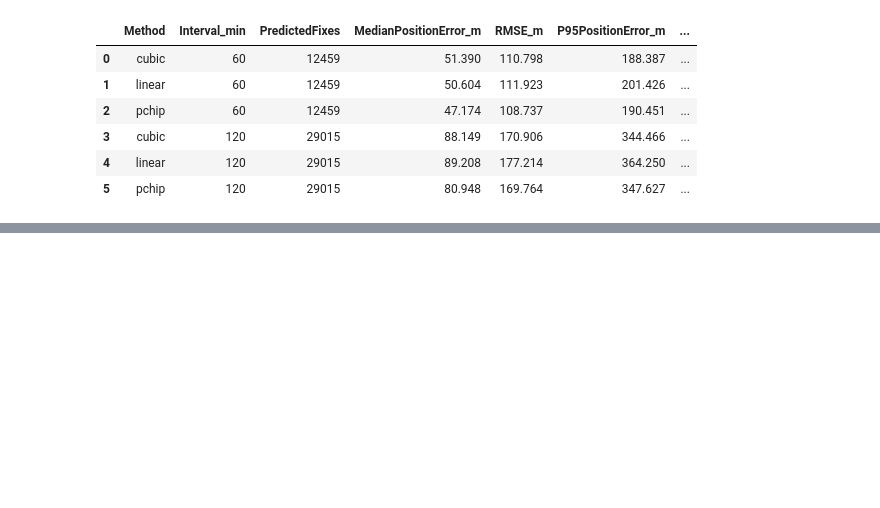
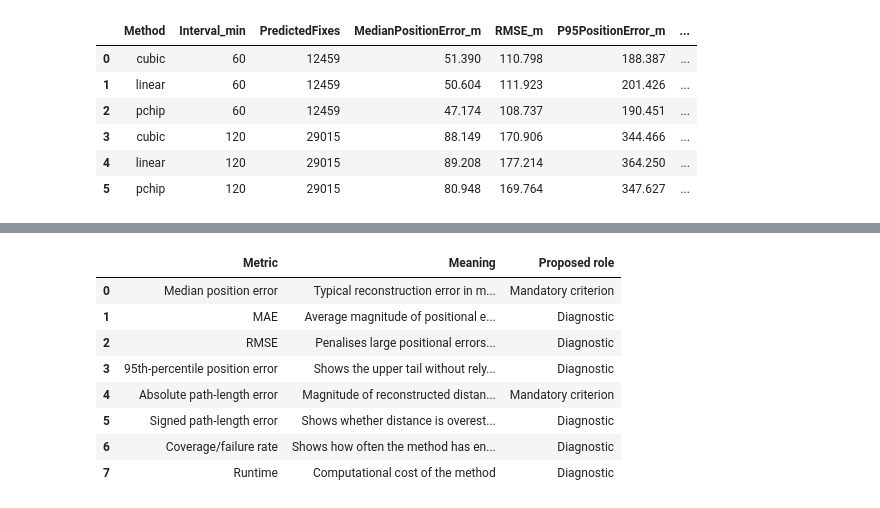
Before and after one commit to VinethSM/MMA3001-Elephant-GPS, a Jupyter notebook: notebooks/03_week3_reconstruction_experiment.ipynb, the cells around one changed output, grey strips where cells are left out. Cells and saved outputs as stored; diff of their text form; code cells hidden in the pictures; blank space fills up the shorter version.

Commit message:
Complete Elephant GPS analysis validation and optimisation

```diff
--- a/notebooks/03_week3_reconstruction_experiment.ipynb
+++ b/notebooks/03_week3_reconstruction_experiment.ipynb
@@ -697,0 +865,49 @@ display(
+# %%
+metric_explanation = pd.DataFrame(
+    {
+        "Metric": [
+            "Median position error",
+            "MAE",
+            "RMSE",
+            "95th-percentile position error",
+            "Absolute path-length error",
+            "Signed path-length error",
+            "Coverage/failure rate",
+            "Runtime",
+        ],
+        "Meaning": [
+            "Typical reconstruction error in metres",
+            "Average magnitude of positional error",
+            "Penalises large positional errors more strongly",
+            "Shows the upper tail without relying only on the maximum",
+            "Magnitude of reconstructed distance distortion",
+            "Shows whether distance is overestimated or underestimated",
+            "Shows how often the method has enough valid support",
+            "Computational cost of the method",
+        ],
+        "Proposed role": [
+            "Mandatory criterion",
+            "Diagnostic",
+            "Diagnostic",
+            "Diagnostic",
+            "Mandatory criterion",
+            "Diagnostic",
+            "Diagnostic",
+            "Diagnostic",
+        ],
+    }
+)
+
+display(
+    metric_explanation
+)
+# %% [output]
+|  | Metric | Meaning | Proposed role |
+| 0 | Median position error | Typical reconstruction error in m... | Mandatory criterion |
+| 1 | MAE | Average magnitude of positional e... | Diagnostic |
+| 2 | RMSE | Penalises large positional errors... | Diagnostic |
+| 3 | 95th-percentile position error | Shows the upper tail without rely... | Diagnostic |
+| 4 | Absolute path-length error | Magnitude of reconstructed distan... | Mandatory criterion |
+| 5 | Signed path-length error | Shows whether distance is overest... | Diagnostic |
+| 6 | Coverage/failure rate | Shows how often the method has en... | Diagnostic |
+| 7 | Runtime | Computational cost of the method | Diagnostic |
```
Also changed, not shown: parts of 5 cells of this notebook, 59 other files.
